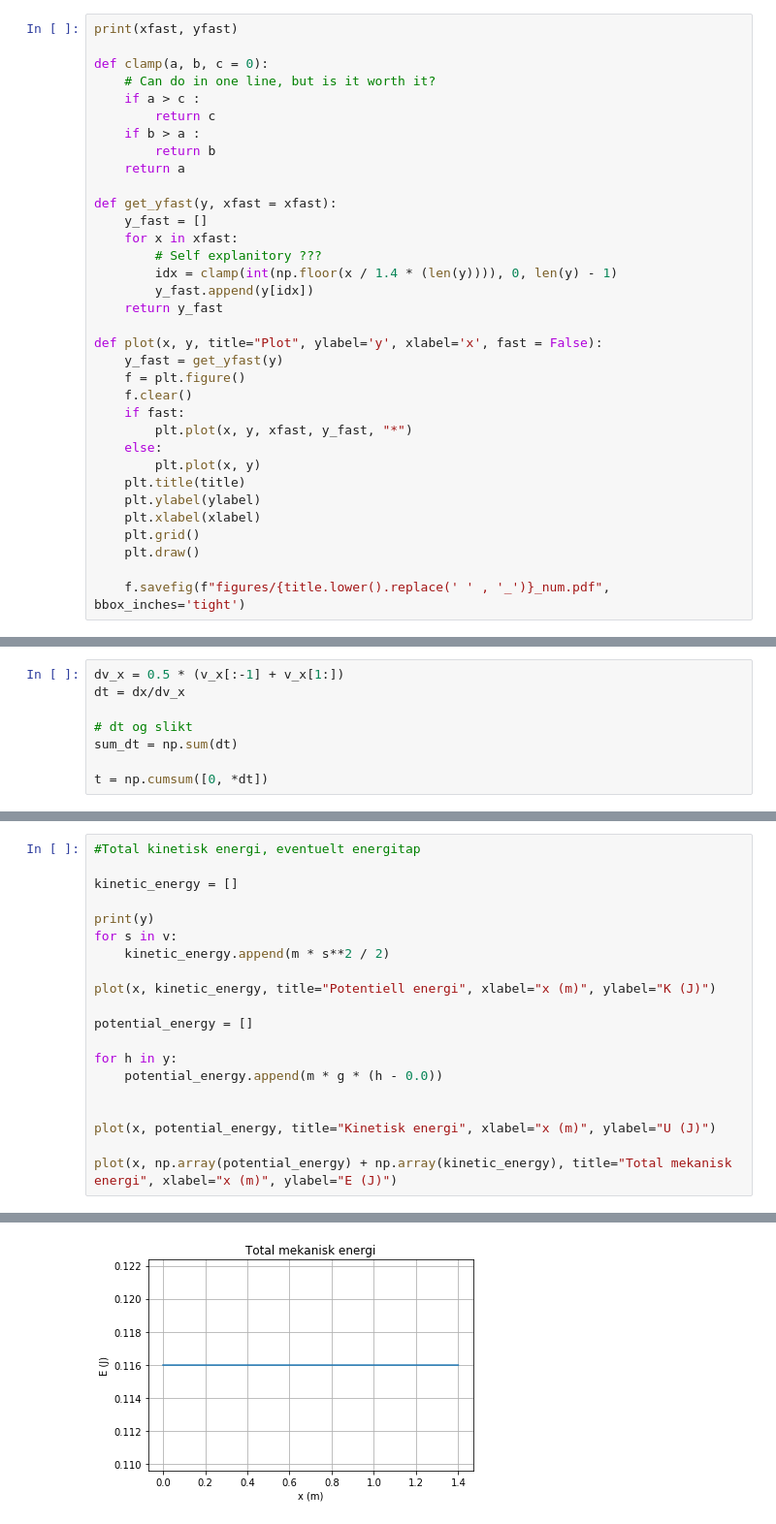
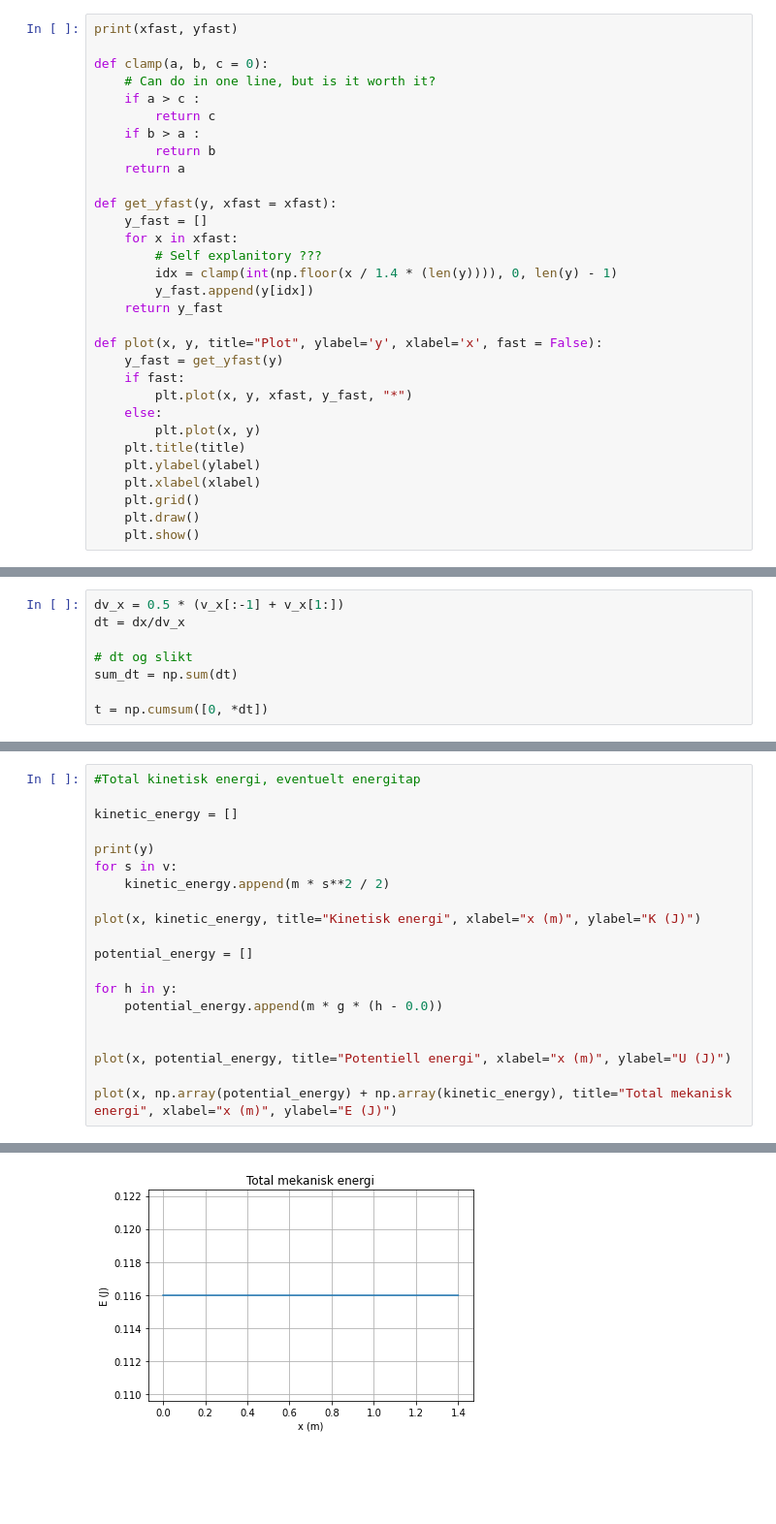
Before and after one commit to nerok/TFY4125-305-1, a Jupyter notebook: numerisk_analyse.ipynb, the cells around one changed output, grey strips where cells are left out. Shown at 97% size. Saved outputs shown, nothing was run; the diff lists cells and outputs as text; blank space fills up the shorter version.

Commit message:
Correct potential and kinetic energy

```diff
--- a/numerisk_analyse.ipynb
+++ b/numerisk_analyse.ipynb
@@ -103,8 +96,6 @@ def get_yfast(y, xfast = xfast):
 
 def plot(x, y, title="Plot", ylabel='y', xlabel='x', fast = False):
     y_fast = get_yfast(y)
-    f = plt.figure()
-    f.clear()
     if fast:
         plt.plot(x, y, xfast, y_fast, "*")
     else:
@@ -114,8 +105,7 @@ def plot(x, y, title="Plot", ylabel='y', xlabel='x', fast = False):
     plt.xlabel(xlabel)
     plt.grid()
     plt.draw()
-
-    f.savefig(f"figures/{title.lower().replace(' ' , '_')}_num.pdf", bbox_inches='tight')
+    plt.show()
 # %% [output]
 [0.  0.2 0.4 0.6 0.8 1.  1.2 1.4] [0.361 0.277 0.293 0.251 0.257 0.214 0.26  0.216]
 # %%
@@ -196,7 +186,7 @@ print(y)
 for s in v:
     kinetic_energy.append(m * s**2 / 2)
 
-plot(x, kinetic_energy, title="Potentiell energi", xlabel="x (m)", ylabel="K (J)")
+plot(x, kinetic_energy, title="Kinetisk energi", xlabel="x (m)", ylabel="K (J)")
 
 potential_energy = []
 
@@ -204,7 +194,7 @@ for h in y:
     potential_energy.append(m * g * (h - 0.0))
 
 
-plot(x, potential_energy, title="Kinetisk energi", xlabel="x (m)", ylabel="U (J)")
+plot(x, potential_energy, title="Potentiell energi", xlabel="x (m)", ylabel="U (J)")
 
 plot(x, np.array(potential_energy) + np.array(kinetic_energy), title="Total mekanisk energi", xlabel="x (m)", ylabel="E (J)")
 # %% [output]
@@ -214 +204 @@ plot(x, np.array(potential_energy) + np.array(kinetic_energy), title="Total meka
-[figure, old version]
+[figure, new version]
```
Also changed, not shown: parts of 10 cells of this notebook.
